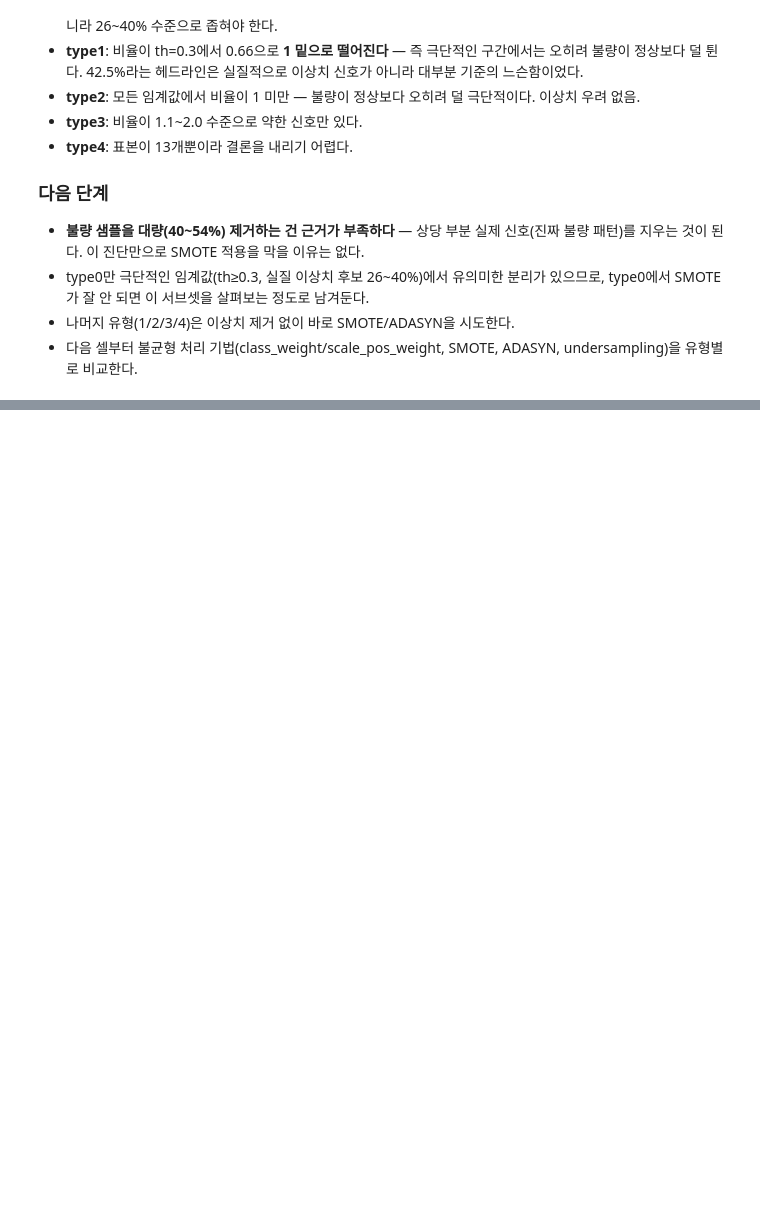
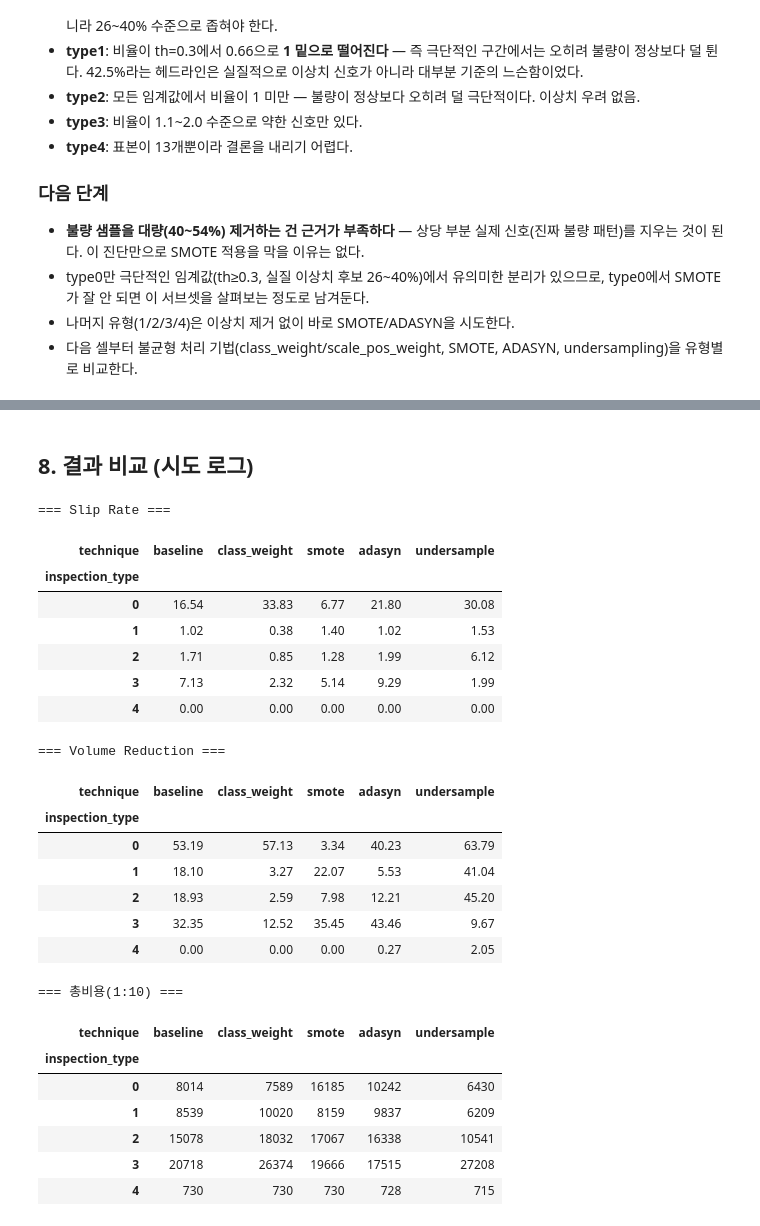
Before and after one commit to hakeee0331/seiemens_aoi_ML_practice, a Jupyter notebook: notebooks/0824_lsw_004_imbalance_handling.ipynb, the cells around one changed output, grey strips where cells are left out. Saved outputs shown, nothing was run; the diff lists cells and outputs as text; code cells hidden in the pictures; blank space fills up the shorter version.

```diff
--- a/notebooks/0824_lsw_004_imbalance_handling.ipynb
+++ b/notebooks/0824_lsw_004_imbalance_handling.ipynb
@@ -304,0 +390,38 @@ ratio_pivot.round(2)
+# %% [markdown]
+## 8. 결과 비교 (시도 로그)
+# %%
+slip_pivot = imbalance_results_df.pivot(index="inspection_type", columns="technique", values="slip_rate")[techniques]
+vol_pivot = imbalance_results_df.pivot(index="inspection_type", columns="technique", values="volume_reduction")[techniques]
+cost10_pivot = imbalance_results_df.pivot(index="inspection_type", columns="technique", values="total_cost_1:10")[techniques]
+
+print("=== Slip Rate ===")
+display((slip_pivot * 100).round(2))
+print("\n=== Volume Reduction ===")
+display((vol_pivot * 100).round(2))
+print("\n=== 총비용(1:10) ===")
+display(cost10_pivot.round(0))
+# %% [output]
+=== Slip Rate ===
+| technique | baseline | class_weight | smote | adasyn | undersample |
+| inspection_type |  |  |  |  |  |
+| 0 | 16.54 | 33.83 | 6.77 | 21.80 | 30.08 |
+| 1 | 1.02 | 0.38 | 1.40 | 1.02 | 1.53 |
+| 2 | 1.71 | 0.85 | 1.28 | 1.99 | 6.12 |
+| 3 | 7.13 | 2.32 | 5.14 | 9.29 | 1.99 |
+| 4 | 0.00 | 0.00 | 0.00 | 0.00 | 0.00 |
+=== Volume Reduction ===
+| technique | baseline | class_weight | smote | adasyn | undersample |
+| inspection_type |  |  |  |  |  |
+| 0 | 53.19 | 57.13 | 3.34 | 40.23 | 63.79 |
+| 1 | 18.10 | 3.27 | 22.07 | 5.53 | 41.04 |
+| 2 | 18.93 | 2.59 | 7.98 | 12.21 | 45.20 |
+| 3 | 32.35 | 12.52 | 35.45 | 43.46 | 9.67 |
+| 4 | 0.00 | 0.00 | 0.00 | 0.27 | 2.05 |
+=== 총비용(1:10) ===
+| technique | baseline | class_weight | smote | adasyn | undersample |
+| inspection_type |  |  |  |  |  |
+| 0 | 8014 | 7589 | 16185 | 10242 | 6430 |
+| 1 | 8539 | 10020 | 8159 | 9837 | 6209 |
+| 2 | 15078 | 18032 | 17067 | 16338 | 10541 |
+| 3 | 20718 | 26374 | 19666 | 17515 | 27208 |
+| 4 | 730 | 730 | 730 | 728 | 715 |
```
Also changed, not shown: parts of 4 cells of this notebook, 3 other files.
